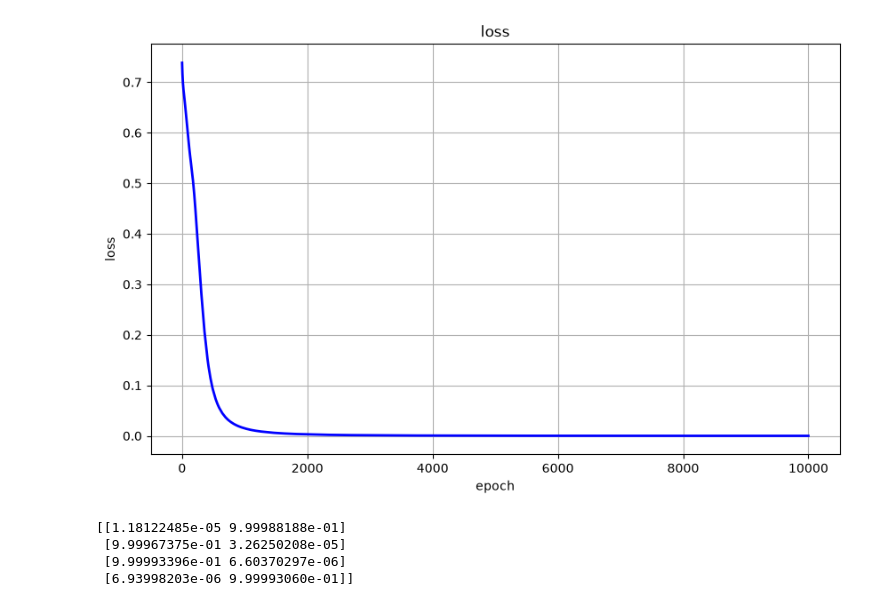
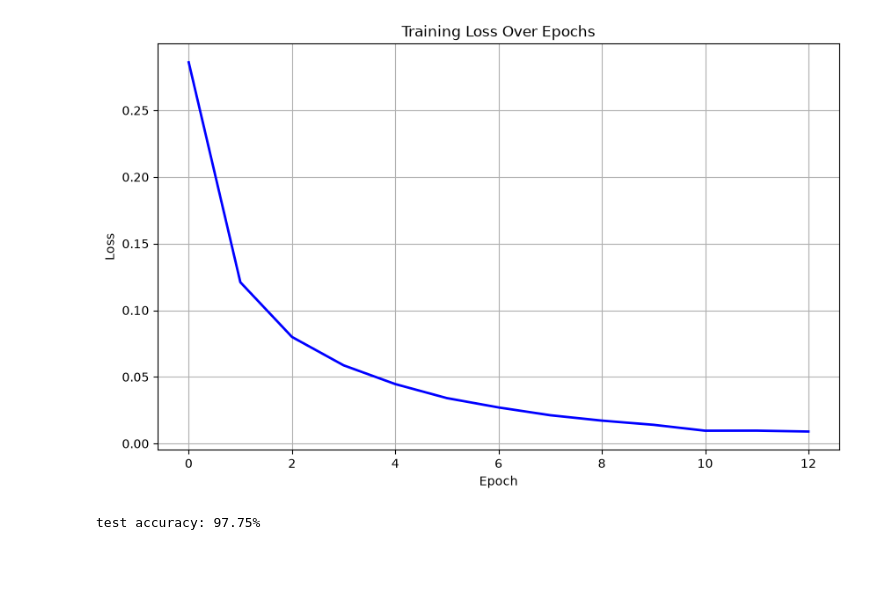
Before and after one commit to shmurthy7002/MNIST-Pixel-Reveal-DQN, a Jupyter notebook: mlp.ipynb, the cells around one changed output. Saved outputs shown, nothing was run; the diff lists cells and outputs as text; code cells hidden in the pictures; blank space fills up the shorter version.

```diff
--- a/mlp.ipynb
+++ b/mlp.ipynb
@@ -87,20 +87,5 @@ class Layer:
         self.biases += -self.alpha * dB
         self.weights += -self.alpha * dW
 
-        # print(error_signals)
         return error_signals
-
-x = np.array([
-    [0, 0],
-    [0, 1],
-    [1, 0],
-    [1, 1]
-])
-
-y = np.array([
-    [0, 1],
-    [1, 0],
-    [1, 0],
-    [0, 1]
-])
 # %%
@@ -204,34 +189,44 @@ show_images(images_2_show, titles_2_show)
 # %%
 rng = np.random.default_rng(42)
 layers = [
-    Layer(num_neurons=4, num_input_connections=2, activation_function=ReLU(), rng=rng, alpha=0.005),
-    Layer(num_neurons=2, num_input_connections=4, activation_function=Softmax(), rng=rng, alpha=0.005)
+    Layer(num_neurons=256, num_input_connections=784, activation_function=ReLU(), rng=rng, alpha=0.001),
+    Layer(num_neurons=10, num_input_connections=256, activation_function=Softmax(), rng=rng, alpha=0.001)
 ]
 
 import matplotlib.pyplot as plt
 loss_history = []
-for i in range(10000):
-    out = x
-    for layer in layers:
-        out = layer.forward(out)
+epochs = 13
+batch_size = 80
+eps = 1e-15
+for epoch in range(epochs):
+    running_loss = 0.0
+    num_batches = 0
 
-    eps = 1e-15
-    out = np.clip(out, eps, 1 - eps)
-    loss = -np.sum(y * np.log(out)) / x.shape[0]
-    loss_history.append(loss)
+    for x_batch, y_batch in get_batches(x_train, y_train_encoded, batch_size):
 
-    if i % 1000 == 0:
-        print(loss)
+        out = x_batch
+        for layer in layers:
+            out = layer.forward(out)
 
-    upstream_error = out - y
-    for layer in reversed(layers):
-        upstream_error = layer.backward(upstream_error)
+        out_clipped = np.clip(out, eps, 1 - eps)
+        batch_loss = -np.sum(y_batch * np.log(out_clipped)) / x_batch.shape[0]
+        running_loss += batch_loss
+        num_batches += 1
 
-plt.figure(figsize=(10,6))
+        upstream_error = out - y_batch
+        for layer in reversed(layers):
+            upstream_error = layer.backward(upstream_error)
+
+    epoch_loss = running_loss / num_batches
+    loss_history.append(epoch_loss)
+
+    print(f"Epoch {epoch + 1}/{epochs} - Loss: {epoch_loss:.4f}")
+
+# --- Plot Loss Curve ---
+plt.figure(figsize=(10, 6))
 plt.plot(loss_history, color='blue', linewidth=2)
-plt.title('loss')
-plt.xlabel('epoch')
-plt.ylabel('loss')
+plt.title('Training Loss Over Epochs')
+plt.xlabel('Epoch')
+plt.ylabel('Loss')
 plt.grid(True)
-plt.show()
 # %% [output]
@@ -248,11 +246,12 @@ plt.show()
-[figure, old version]
+[figure, new version]
 # %%
-out = x
+# Run test set evaluation
+out = x_test
 for layer in layers:
     out = layer.forward(out)
-print(out)
+
+predictions = np.argmax(out, axis=1)
+accuracy = np.mean(predictions == y_test)
+print(f"test accuracy: {accuracy * 100:.2f}%")
 # %% [output]
-[[1.18122485e-05 9.99988188e-01]
- [9.99967375e-01 3.26250208e-05]
- [9.99993396e-01 6.60370297e-06]
- [6.93998203e-06 9.99993060e-01]]
+test accuracy: 97.75%
```
Also changed, not shown: parts of 4 cells of this notebook, 1 other file.
